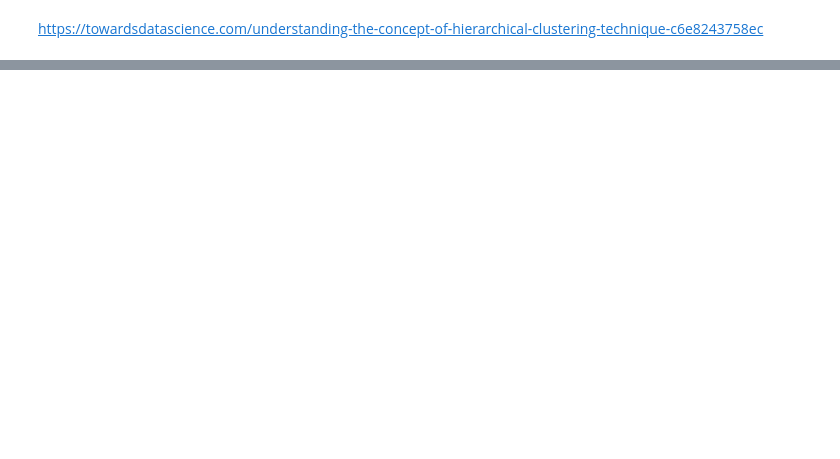
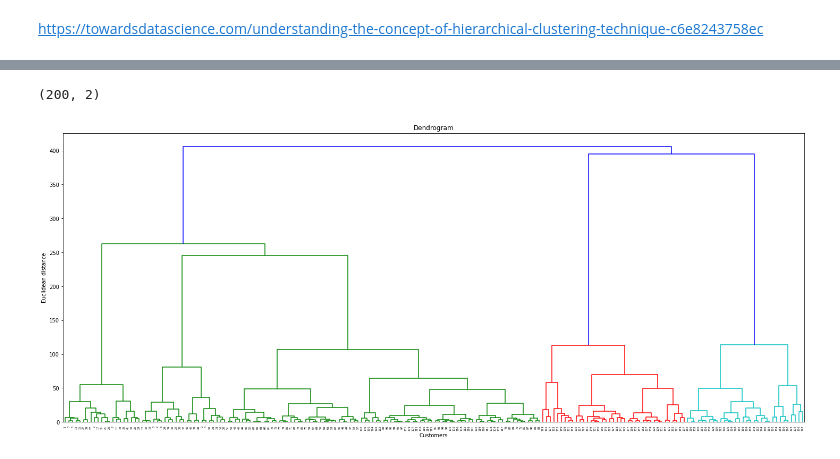
Before and after one commit to cagBRT/Machine-Learning, a Jupyter notebook: Hierarchical_Clustering.ipynb, the cells around one changed output, grey strips where cells are left out. Saved outputs shown, nothing was run; the diff lists cells and outputs as text; code cells hidden in the pictures; blank space fills up the shorter version.

```diff
--- a/Hierarchical_Clustering.ipynb
+++ b/Hierarchical_Clustering.ipynb
@@ -33,0 +34,4 @@ y_hc = hc.fit_predict(X)
+# %%
+#importing the dataset
+dataset = pd.read_csv('Mall_Customers.csv')
+dataset
@@ -33,0 +64,4 @@ y_hc = hc.fit_predict(X)
+# %%
+X.shape
+# %% [output]
+(200, 2)
@@ -33,0 +70,11 @@ y_hc = hc.fit_predict(X)
+# %%
+#using dendrogram for optimal number of clusters
+plt.figure(figsize=(25, 10))
+plt.plot()
+dendrogram = sch.dendrogram(sch.linkage(X, method = 'ward'))
+plt.title('Dendrogram')
+plt.xlabel('Customers')
+plt.ylabel('Euclidean distance')
+plt.show()
+# %% [output]
+[figure, added]
```
Also changed, not shown: parts of 10 cells of this notebook.
